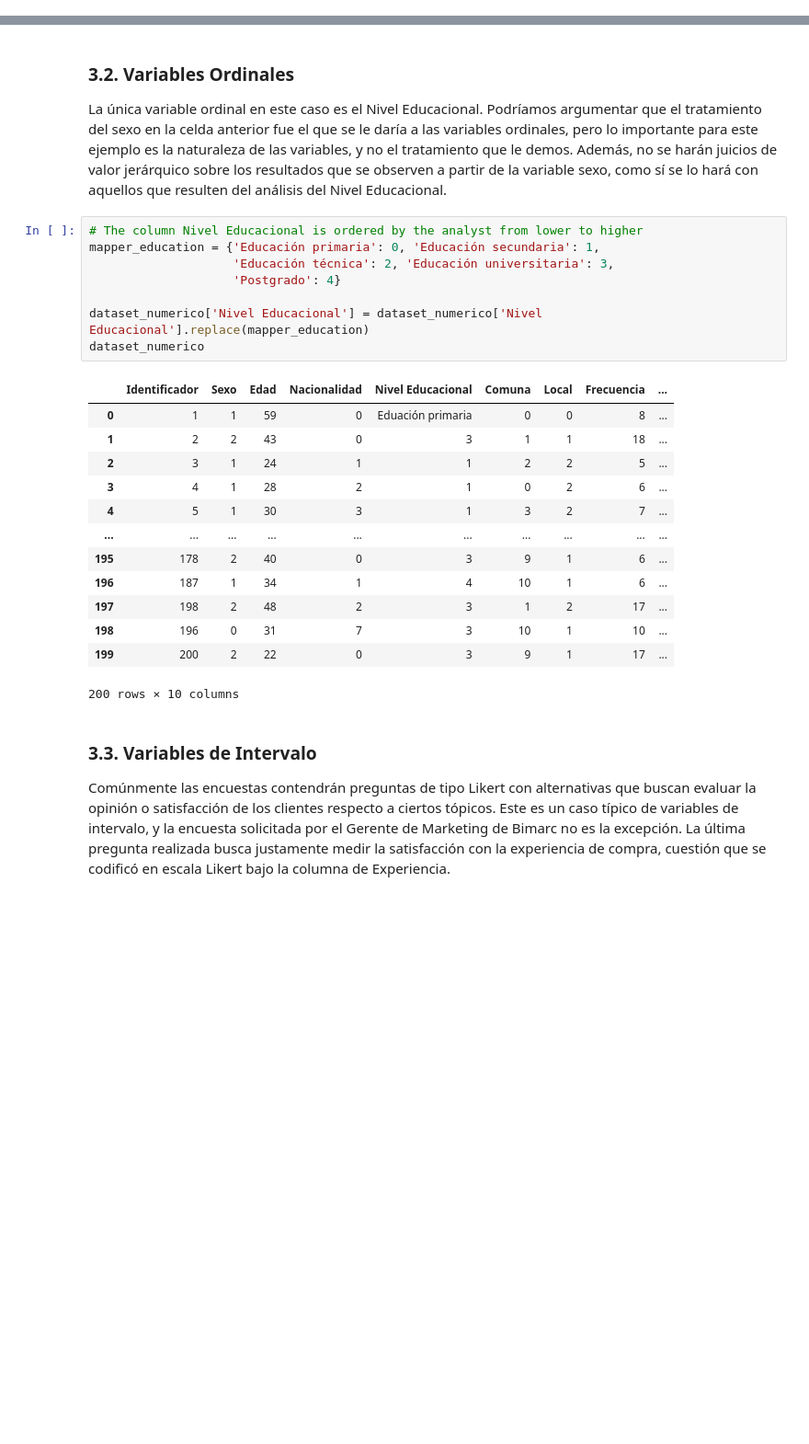
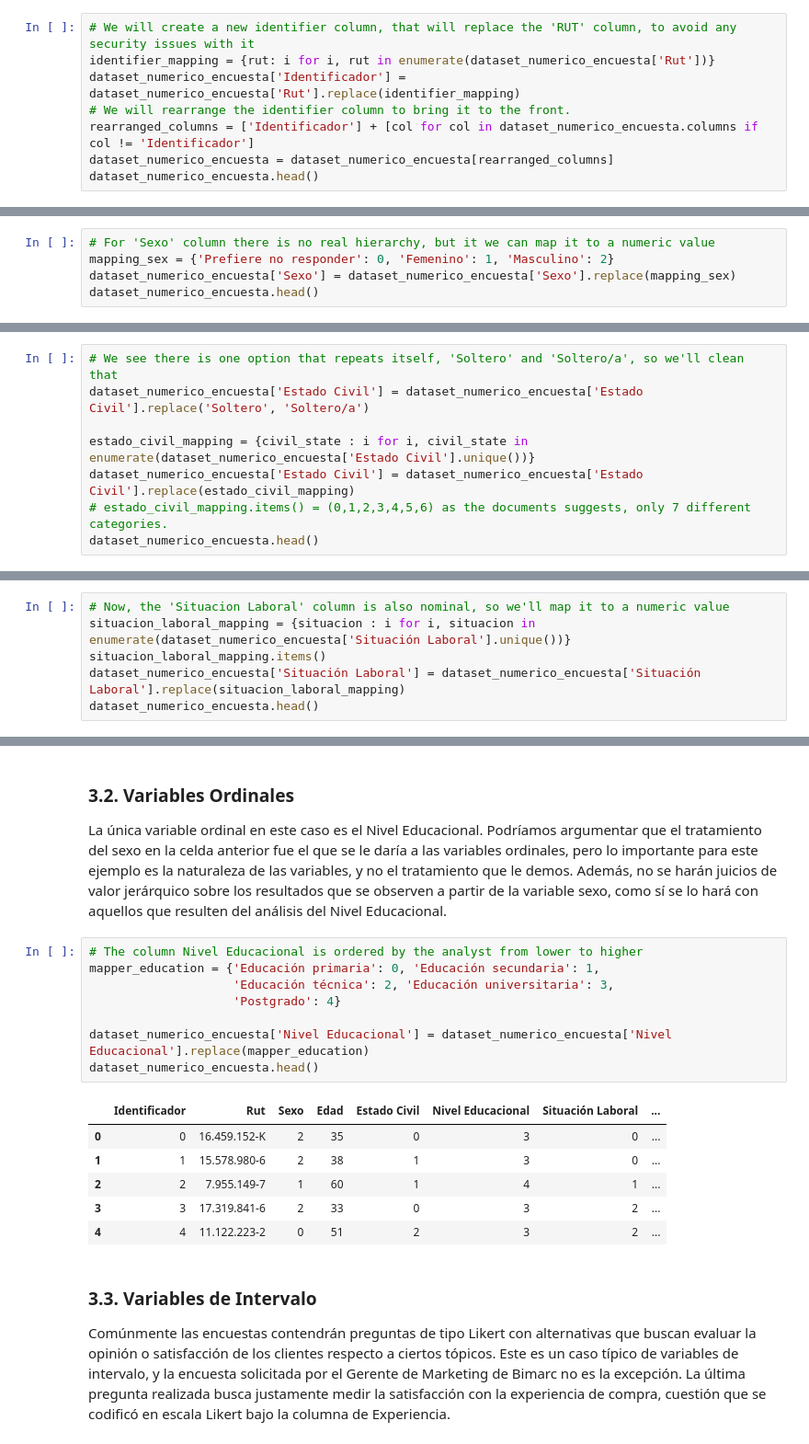
Before and after one commit to diegovalarq/Marketing-Segmentation, a Jupyter notebook: Notebook-Marketing-Segmentation.ipynb, the cells around one changed output, grey strips where cells are left out. Shown at 92% size. Drawn from its saved outputs; the diff is of its cells as text; blank space fills up the shorter version.

```diff
--- a/Notebook-Marketing-Segmentation.ipynb
+++ b/Notebook-Marketing-Segmentation.ipynb
@@ -105,0 +102,8 @@ dataset_numerico['Local'] = dataset_numerico['Local'].replace(mapper_local)
+# %%
+# We will create a new identifier column, that will replace the 'RUT' column, to avoid any security issues with it
+identifier_mapping = {rut: i for i, rut in enumerate(dataset_numerico_encuesta['Rut'])}
+dataset_numerico_encuesta['Identificador'] = dataset_numerico_encuesta['Rut'].replace(identifier_mapping)
+# We will rearrange the identifier column to bring it to the front.
+rearranged_columns = ['Identificador'] + [col for col in dataset_numerico_encuesta.columns if col != 'Identificador']
+dataset_numerico_encuesta = dataset_numerico_encuesta[rearranged_columns]
+dataset_numerico_encuesta.head()
@@ -105,0 +117,5 @@ dataset_numerico['Local'] = dataset_numerico['Local'].replace(mapper_local)
+# %%
+# For 'Sexo' column there is no real hierarchy, but it we can map it to a numeric value
+mapping_sex = {'Prefiere no responder': 0, 'Femenino': 1, 'Masculino': 2}
+dataset_numerico_encuesta['Sexo'] = dataset_numerico_encuesta['Sexo'].replace(mapping_sex)
+dataset_numerico_encuesta.head()
@@ -105,0 +137,8 @@ dataset_numerico['Local'] = dataset_numerico['Local'].replace(mapper_local)
+# %%
+# We see there is one option that repeats itself, 'Soltero' and 'Soltero/a', so we'll clean that
+dataset_numerico_encuesta['Estado Civil'] = dataset_numerico_encuesta['Estado Civil'].replace('Soltero', 'Soltero/a')
+
+estado_civil_mapping = {civil_state : i for i, civil_state in enumerate(dataset_numerico_encuesta['Estado Civil'].unique())}
+dataset_numerico_encuesta['Estado Civil'] = dataset_numerico_encuesta['Estado Civil'].replace(estado_civil_mapping)
+# estado_civil_mapping.items() = (0,1,2,3,4,5,6) as the documents suggests, only 7 different categories.
+dataset_numerico_encuesta.head()
@@ -105,0 +152,6 @@ dataset_numerico['Local'] = dataset_numerico['Local'].replace(mapper_local)
+# %%
+# Now, the 'Situacion Laboral' column is also nominal, so we'll map it to a numeric value
+situacion_laboral_mapping = {situacion : i for i, situacion in enumerate(dataset_numerico_encuesta['Situación Laboral'].unique())}
+situacion_laboral_mapping.items()
+dataset_numerico_encuesta['Situación Laboral'] = dataset_numerico_encuesta['Situación Laboral'].replace(situacion_laboral_mapping)
+dataset_numerico_encuesta.head()
@@ -110,25 +188,18 @@ La única variable ordinal en este caso es el Nivel Educacional. Podríamos argu
 # %%
 # The column Nivel Educacional is ordered by the analyst from lower to higher
 mapper_education = {'Educación primaria': 0, 'Educación secundaria': 1,
                     'Educación técnica': 2, 'Educación universitaria': 3,
                     'Postgrado': 4}
 
-dataset_numerico['Nivel Educacional'] = dataset_numerico['Nivel Educacional'].replace(mapper_education)
-dataset_numerico
+dataset_numerico_encuesta['Nivel Educacional'] = dataset_numerico_encuesta['Nivel Educacional'].replace(mapper_education)
+dataset_numerico_encuesta.head()
 # %% [output]
-|  | Identificador | Sexo | Edad | Nacionalidad | Nivel Educacional | Comuna | Local | Frecuencia | ... |
-| 0 | 1 | 1 | 59 | 0 | Eduación primaria | 0 | 0 | 8 | ... |
-| 1 | 2 | 2 | 43 | 0 | 3 | 1 | 1 | 18 | ... |
-| 2 | 3 | 1 | 24 | 1 | 1 | 2 | 2 | 5 | ... |
-| 3 | 4 | 1 | 28 | 2 | 1 | 0 | 2 | 6 | ... |
-| 4 | 5 | 1 | 30 | 3 | 1 | 3 | 2 | 7 | ... |
-| ... | ... | ... | ... | ... | ... | ... | ... | ... | ... |
-| 195 | 178 | 2 | 40 | 0 | 3 | 9 | 1 | 6 | ... |
-| 196 | 187 | 1 | 34 | 1 | 4 | 10 | 1 | 6 | ... |
-| 197 | 198 | 2 | 48 | 2 | 3 | 1 | 2 | 17 | ... |
-| 198 | 196 | 0 | 31 | 7 | 3 | 10 | 1 | 10 | ... |
-| 199 | 200 | 2 | 22 | 0 | 3 | 9 | 1 | 17 | ... |
+|  | Identificador | Rut | Sexo | Edad | Estado Civil | Nivel Educacional | Situación Laboral | ... |
+| 0 | 0 | 16.459.152-K | 2 | 35 | 0 | 3 | 0 | ... |
+| 1 | 1 | 15.578.980-6 | 2 | 38 | 1 | 3 | 0 | ... |
+| 2 | 2 | 7.955.149-7 | 1 | 60 | 1 | 4 | 1 | ... |
+| 3 | 3 | 17.319.841-6 | 2 | 33 | 0 | 3 | 2 | ... |
+| 4 | 4 | 11.122.223-2 | 0 | 51 | 2 | 3 | 2 | ... |
-200 rows × 10 columns
 # %% [markdown]
 <h3>3.3. Variables de Intervalo</h3>
 
```
Also changed, not shown: parts of 41 cells of this notebook, 4 other files.
